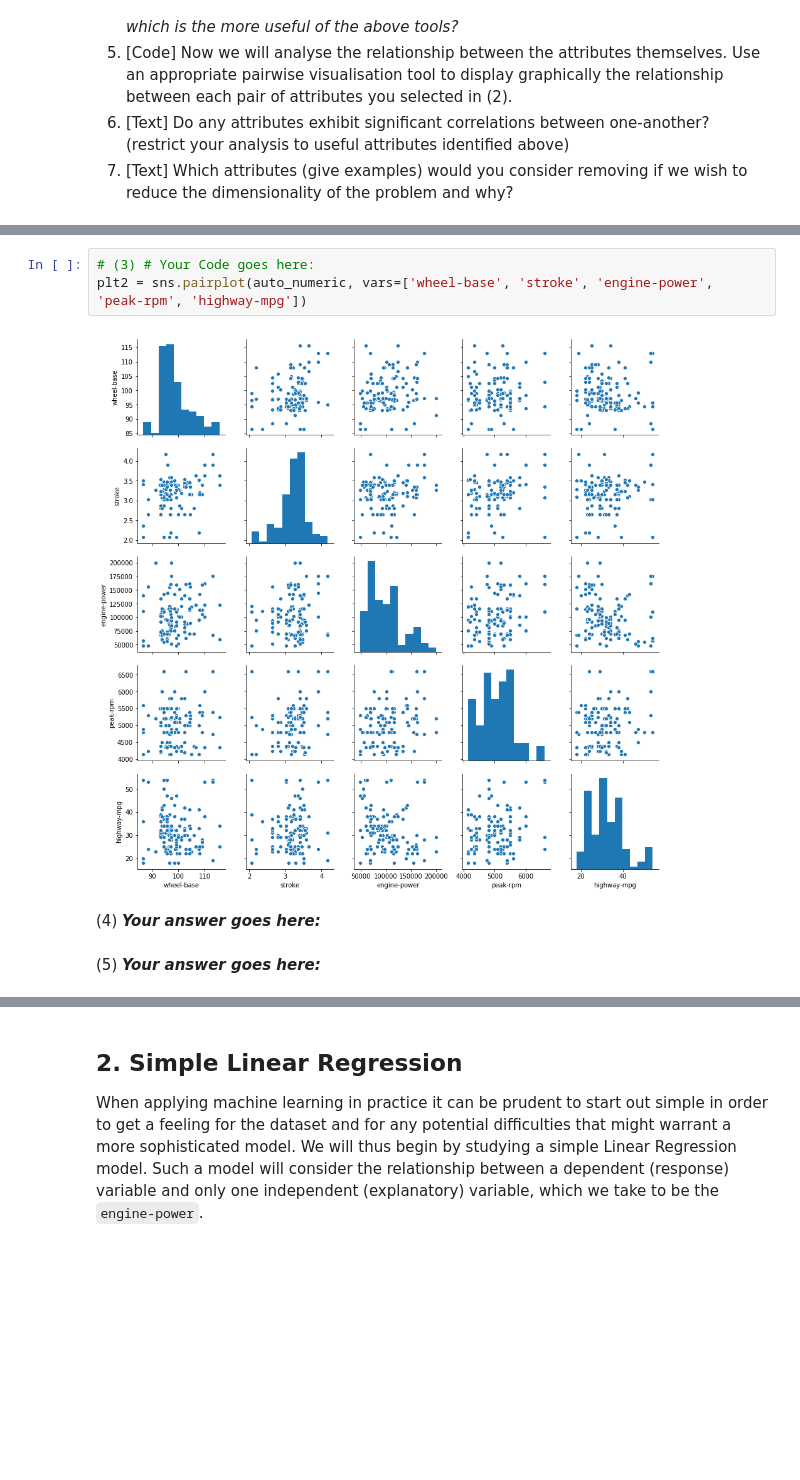
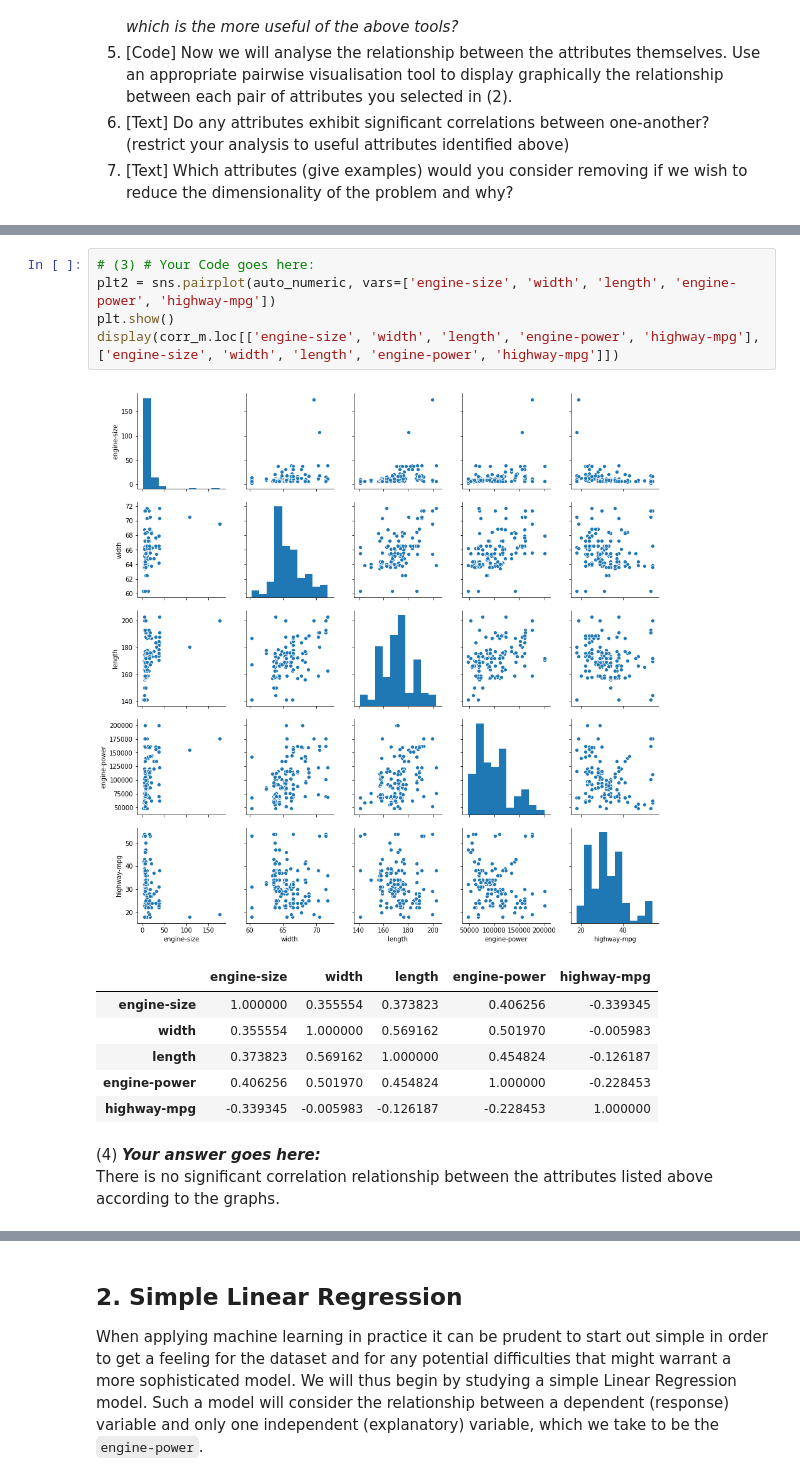
Before and after one commit to zhanshenlc/IAML2018, a Jupyter notebook: Assignments/02_LinearRegression.ipynb, the cells around one changed output, grey strips where cells are left out. Saved outputs shown, nothing was run; the diff lists cells and outputs as text; blank space fills up the shorter version.

```diff
--- a/Assignments/02_LinearRegression.ipynb
+++ b/Assignments/02_LinearRegression.ipynb
@@ -187,9 +227,16 @@ Name: normalized-losses, dtype: float64
 # %%
 # (3) # Your Code goes here:
-plt2 = sns.pairplot(auto_numeric, vars=['wheel-base', 'stroke', 'engine-power', 'peak-rpm', 'highway-mpg'])
+plt2 = sns.pairplot(auto_numeric, vars=['engine-size', 'width', 'length', 'engine-power', 'highway-mpg'])
+plt.show()
+display(corr_m.loc[['engine-size', 'width', 'length', 'engine-power', 'highway-mpg'],['engine-size', 'width', 'length', 'engine-power', 'highway-mpg']])
 # %% [output]
-[figure, old version]
+[figure, new version]
+|  | engine-size | width | length | engine-power | highway-mpg |
+| engine-size | 1.000000 | 0.355554 | 0.373823 | 0.406256 | -0.339345 |
+| width | 0.355554 | 1.000000 | 0.569162 | 0.501970 | -0.005983 |
+| length | 0.373823 | 0.569162 | 1.000000 | 0.454824 | -0.126187 |
+| engine-power | 0.406256 | 0.501970 | 0.454824 | 1.000000 | -0.228453 |
+| highway-mpg | -0.339345 | -0.005983 | -0.126187 | -0.228453 | 1.000000 |
-# %% [markdown]
-(4) ***Your answer goes here:***
-# %% [markdown]
-(5) ***Your answer goes here:***
+# %% [markdown]
+(4) ***Your answer goes here:***
+<br> There is no significant correlation relationship between the attributes listed above according to the graphs.
```
Also changed, not shown: parts of 31 cells of this notebook, 1 other file.
